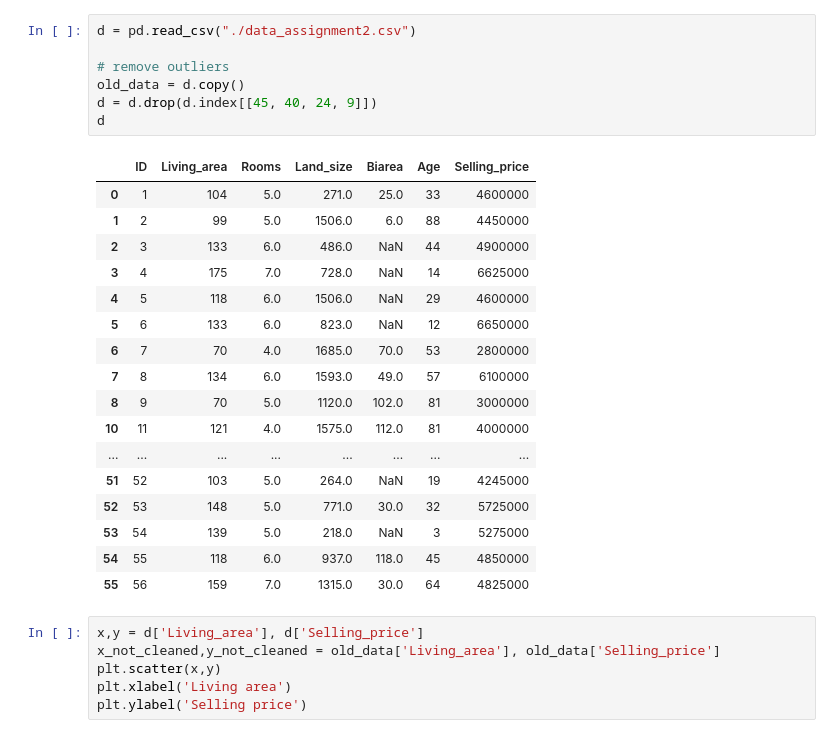
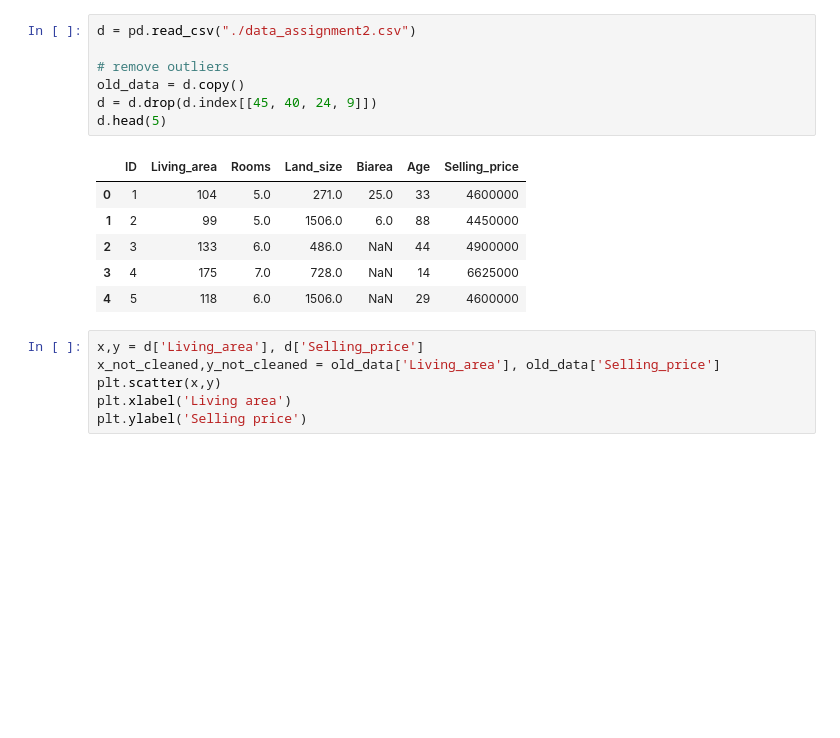
Before and after one commit to Niclindm/DAT405, a Jupyter notebook: Weekly assignment 2/Assignment2.ipynb, the cells around one changed output. Saved outputs shown, nothing was run; the diff lists cells and outputs as text; blank space fills up the shorter version.

```diff
--- a/Weekly assignment 2/Assignment2.ipynb
+++ b/Weekly assignment 2/Assignment2.ipynb
@@ -10,28 +10,17 @@ ModuleNotFoundError: No module named 'sklearn'
 # %%
 d = pd.read_csv("./data_assignment2.csv")
 
 # remove outliers
 old_data = d.copy()
 d = d.drop(d.index[[45, 40, 24, 9]])
-d
+d.head(5)
 # %% [output]
 |  | ID | Living_area | Rooms | Land_size | Biarea | Age | Selling_price |
 | 0 | 1 | 104 | 5.0 | 271.0 | 25.0 | 33 | 4600000 |
 | 1 | 2 | 99 | 5.0 | 1506.0 | 6.0 | 88 | 4450000 |
 | 2 | 3 | 133 | 6.0 | 486.0 | NaN | 44 | 4900000 |
 | 3 | 4 | 175 | 7.0 | 728.0 | NaN | 14 | 6625000 |
 | 4 | 5 | 118 | 6.0 | 1506.0 | NaN | 29 | 4600000 |
-| 5 | 6 | 133 | 6.0 | 823.0 | NaN | 12 | 6650000 |
-| 6 | 7 | 70 | 4.0 | 1685.0 | 70.0 | 53 | 2800000 |
-| 7 | 8 | 134 | 6.0 | 1593.0 | 49.0 | 57 | 6100000 |
-| 8 | 9 | 70 | 5.0 | 1120.0 | 102.0 | 81 | 3000000 |
-| 10 | 11 | 121 | 4.0 | 1575.0 | 112.0 | 81 | 4000000 |
-| ... | ... | ... | ... | ... | ... | ... | ... |
-| 51 | 52 | 103 | 5.0 | 264.0 | NaN | 19 | 4245000 |
-| 52 | 53 | 148 | 5.0 | 771.0 | 30.0 | 32 | 5725000 |
-| 53 | 54 | 139 | 5.0 | 218.0 | NaN | 3 | 5275000 |
-| 54 | 55 | 118 | 6.0 | 937.0 | 118.0 | 45 | 4850000 |
-| 55 | 56 | 159 | 7.0 | 1315.0 | 30.0 | 64 | 4825000 |
 # %%
 x,y = d['Living_area'], d['Selling_price']
 x_not_cleaned,y_not_cleaned = old_data['Living_area'], old_data['Selling_price']
```
Also changed, not shown: parts of 5 cells of this notebook.
